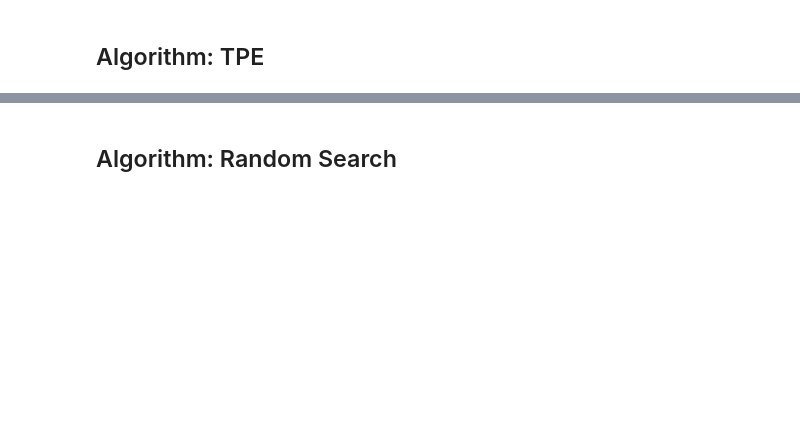
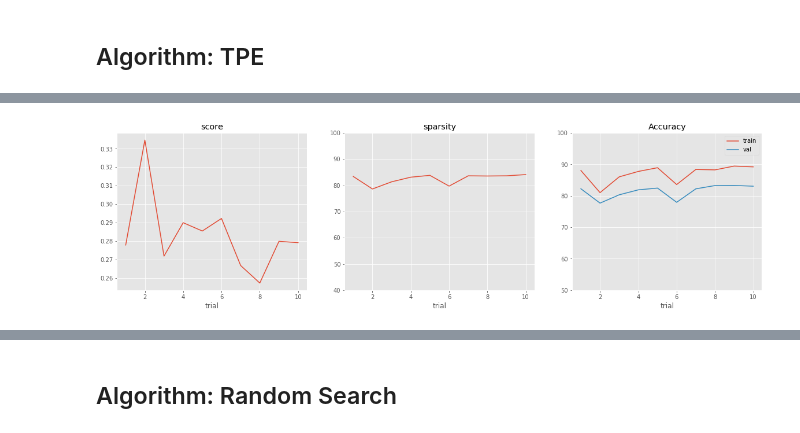
Before and after one commit to Chih-Ling-Hsu/distiller, a Jupyter notebook: AutoCompression.ipynb, the cells around one changed output, grey strips where cells are left out. Drawn from its saved outputs; the diff is of its cells as text; code cells hidden in the pictures; blank space fills up the shorter version.

```diff
--- a/AutoCompression.ipynb
+++ b/AutoCompression.ipynb
@@ -240,3 +248,41 @@ def objective(space):
+# %%
+def loadTrialLogs(outputDir):
+    df = pd.read_csv(os.path.join(outputDir, 'trials.log'), index_col=False)
+    display(df)
+    return df
+
+def drawTrainingProcess(df):
+    fig, ax = plt.subplots(nrows=1, ncols=3, figsize=(20,5))
+
+    ax = plt.subplot(1, 3, 1)
+    ax.set_title('score')
+    ax.set_xlabel('trial')
+    ax.plot(df['trial'], df['score'])
+
+    ax = plt.subplot(1, 3, 2)
+    ax.set_title('sparsity')
+    ax.set_xlabel('trial')
+    ax.plot(df['trial'], df['sparsity'])
+    ax.set_ylim((40, 100))
+
+    ax = plt.subplot(1, 3, 3)
+    ax.set_title('Accuracy')
+    ax.set_xlabel('trial')
+    ax.plot(df['trial'], df['train acc'])
+    ax.plot(df['trial'], df['val acc'])
+    ax.legend(['train', 'val'])
+    ax.set_ylim((50, 100))
+
+def loadBestParams(outputDir):
+    with open(os.path.join(outputDir, 'best.json'), 'r') as f:
+        best = json.load(f)
+    return best
+
+def drawBestHyperParams(best):
+    plt.figure(num=None, figsize=(20, 5))
+    plt.bar(range(len(best)), list(best.values()), align='center')
+    plt.xticks(range(len(best)), list(best.keys()), rotation=90)
+    plt.show()
 # %% [markdown]
 ## Algorithm: TPE
 # %% [markdown]
@@ -260,0 +307,4 @@ with open(os.path.join(outputDir, 'best.json'), 'w') as f:
+# %%
+outputDir = './logs/20181108_084503'
+# %%
+df = loadTrialLogs(outputDir)
@@ -260,0 +323,4 @@ with open(os.path.join(outputDir, 'best.json'), 'w') as f:
+# %%
+drawTrainingProcess(df)
+# %% [output]
+[figure, added]
```
Also changed, not shown: parts of 14 cells of this notebook.
